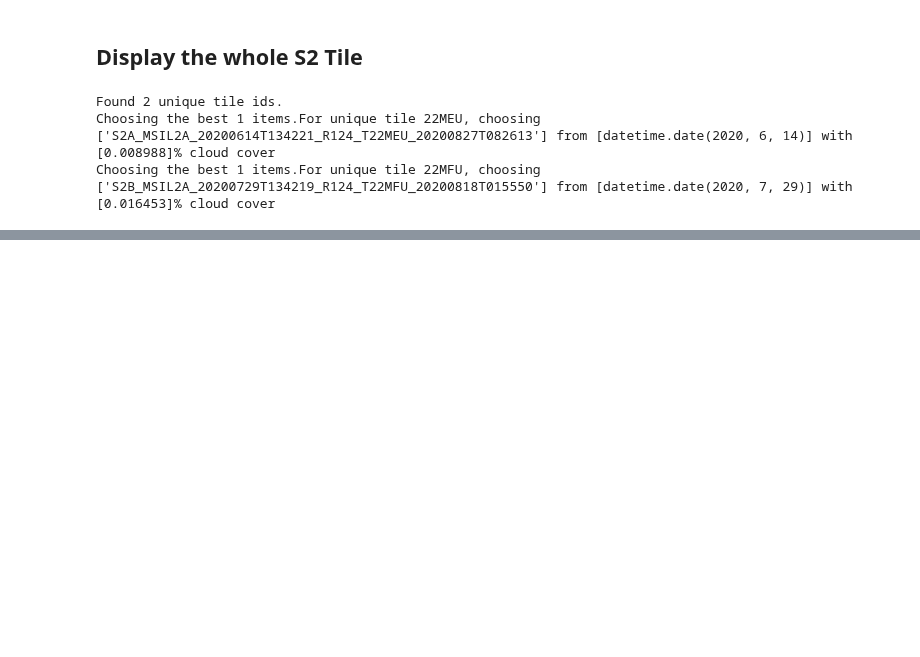
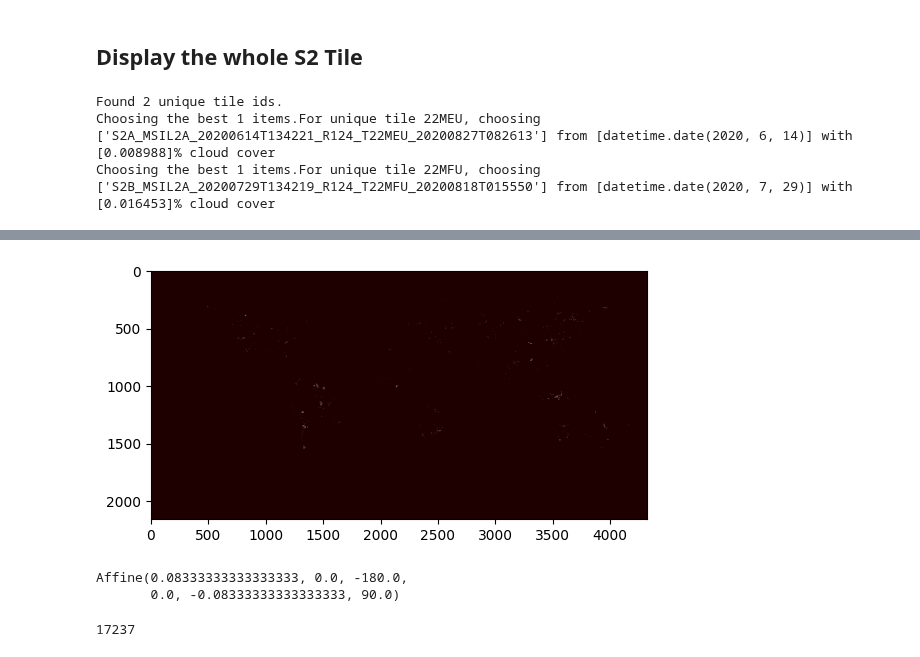
Before and after one commit to SimonJasansky/mine-segmentation, a Jupyter notebook: notebooks/check_mining_polygons.ipynb, the cells around one changed output, grey strips where cells are left out. Drawn from its saved outputs; the diff is of its cells as text; code cells hidden in the pictures; blank space fills up the shorter version.

Commit message:
add plotting of image and mining area in one 5 arc-minute tile

```diff
--- a/notebooks/check_mining_polygons.ipynb
+++ b/notebooks/check_mining_polygons.ipynb
@@ -13,6 +15,7 @@ from src.data.get_satellite_images import ReadSTAC
 # !python /workspaces/mine-segmentation/src/data/get_mining_polygons.py
 # %%
 MAUS_POLYGONS = "/workspaces/mine-segmentation/data/external/maus_mining_polygons.gpkg"
+MAUS_AREA_RASTER = "/workspaces/mine-segmentation/data/external/global_miningarea_v2_5arcminute.tif"
 TANG_POLYGONS = "/workspaces/mine-segmentation/data/external/tang_mining_polygons/74548_projected.shp"
 
 # filter both dataframes to only the area of interest
@@ -162,0 +212,5 @@ No such comm: dafc237cbfe7496597ad58902d4ef600
+# %%
+src = rasterio.open(MAUS_AREA_RASTER)
+array = src.read(1)
+print(array.shape)
+array
@@ -162,0 +227,4 @@ No such comm: dafc237cbfe7496597ad58902d4ef600
+# %%
+# set all values less than 0 to 0
+array[array < 0] = 0
+array
@@ -162,0 +239,11 @@ No such comm: dafc237cbfe7496597ad58902d4ef600
+# %%
+from matplotlib import pyplot
+pyplot.imshow(array, cmap='pink')
+pyplot.show()
+# %% [output]
+[figure, added]
+# %%
+src.transform
+# %% [output]
+Affine(0.08333333333333333, 0.0, -180.0,
+       0.0, -0.08333333333333333, 90.0)
@@ -162,0 +279,4 @@ No such comm: dafc237cbfe7496597ad58902d4ef600
+# %%
+len(bounding_boxes)
+# %% [output]
+17237
```
Also changed, not shown: parts of 18 cells of this notebook.
